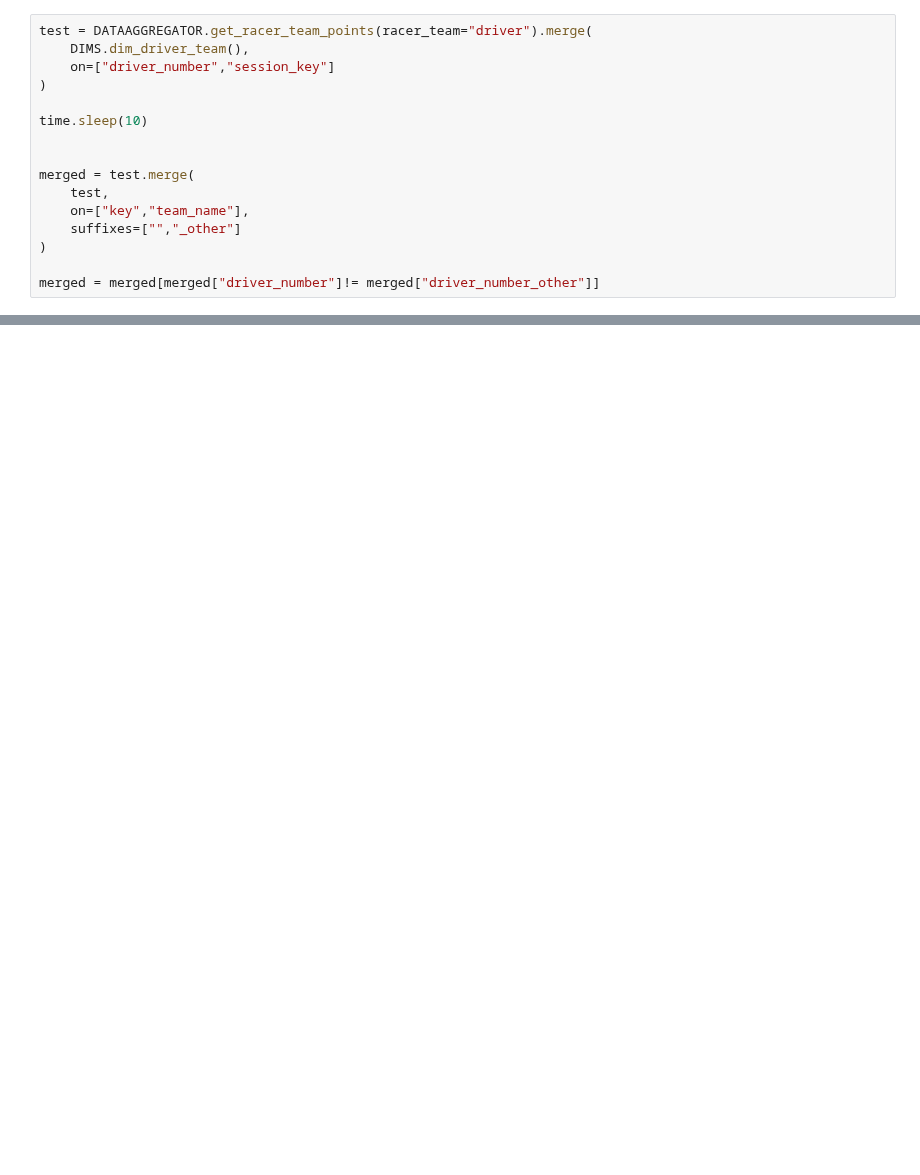
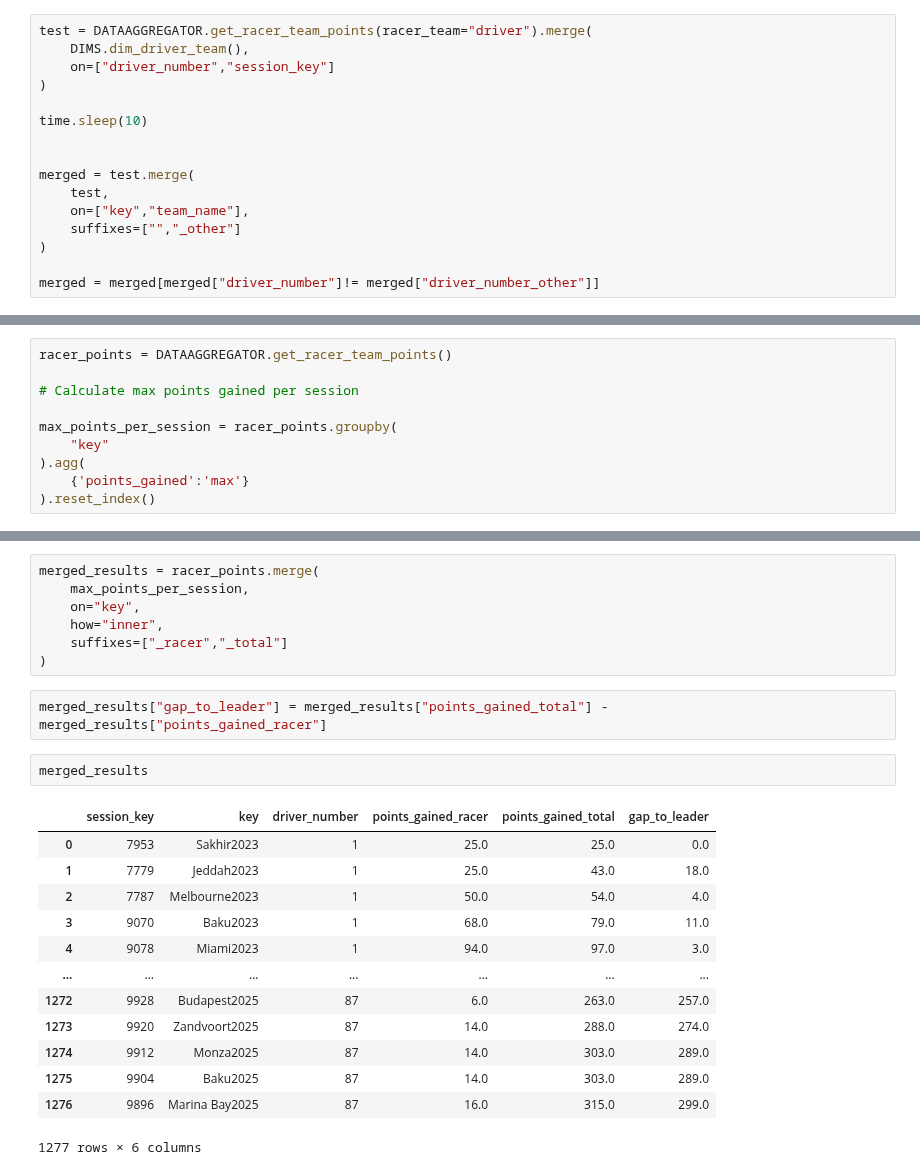
Before and after one commit to Grzegosh/Portfolio, a Jupyter notebook: F1/exploration.ipynb, the cells around one changed output, grey strips where cells are left out. Cells and saved outputs as stored; diff of their text form; blank space fills up the shorter version.

Commit message:
starting merging data and added possibility to calculate gap to the leader

```diff
--- a/F1/exploration.ipynb
+++ b/F1/exploration.ipynb
@@ -258,0 +244,10 @@ merged
+# %%
+racer_points = DATAAGGREGATOR.get_racer_team_points()
+
+# Calculate max points gained per session
+
+max_points_per_session = racer_points.groupby(
+    "key"
+).agg(
+    {'points_gained':'max'}
+).reset_index()
@@ -258,0 +263,25 @@ merged
+# %%
+merged_results = racer_points.merge(
+    max_points_per_session,
+    on="key",
+    how="inner",
+    suffixes=["_racer","_total"]
+)
+# %%
+merged_results["gap_to_leader"] = merged_results["points_gained_total"] - merged_results["points_gained_racer"]
+# %%
+merged_results
+# %% [output]
+|  | session_key | key | driver_number | points_gained_racer | points_gained_total | gap_to_leader |
+| 0 | 7953 | Sakhir2023 | 1 | 25.0 | 25.0 | 0.0 |
+| 1 | 7779 | Jeddah2023 | 1 | 25.0 | 43.0 | 18.0 |
+| 2 | 7787 | Melbourne2023 | 1 | 50.0 | 54.0 | 4.0 |
+| 3 | 9070 | Baku2023 | 1 | 68.0 | 79.0 | 11.0 |
+| 4 | 9078 | Miami2023 | 1 | 94.0 | 97.0 | 3.0 |
+| ... | ... | ... | ... | ... | ... | ... |
+| 1272 | 9928 | Budapest2025 | 87 | 6.0 | 263.0 | 257.0 |
+| 1273 | 9920 | Zandvoort2025 | 87 | 14.0 | 288.0 | 274.0 |
+| 1274 | 9912 | Monza2025 | 87 | 14.0 | 303.0 | 289.0 |
+| 1275 | 9904 | Baku2025 | 87 | 14.0 | 303.0 | 289.0 |
+| 1276 | 9896 | Marina Bay2025 | 87 | 16.0 | 315.0 | 299.0 |
+1277 rows × 6 columns
```
Also changed, not shown: parts of 9 cells of this notebook, 3 other files.
